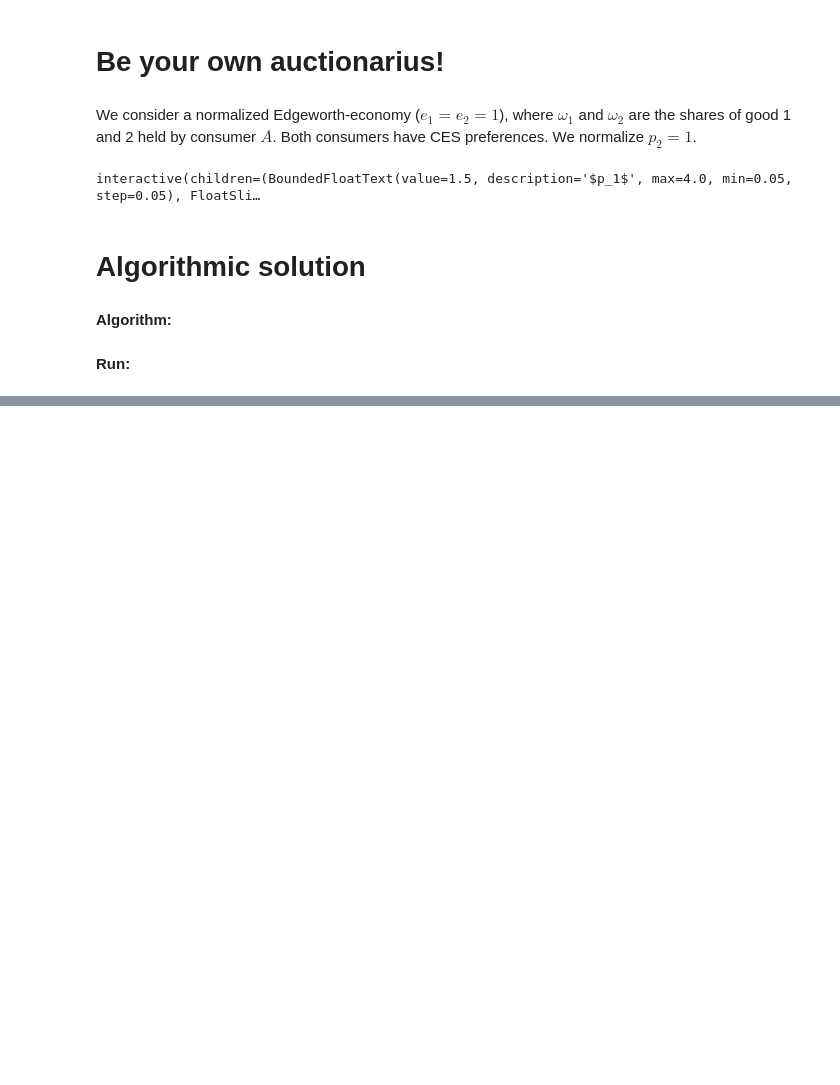
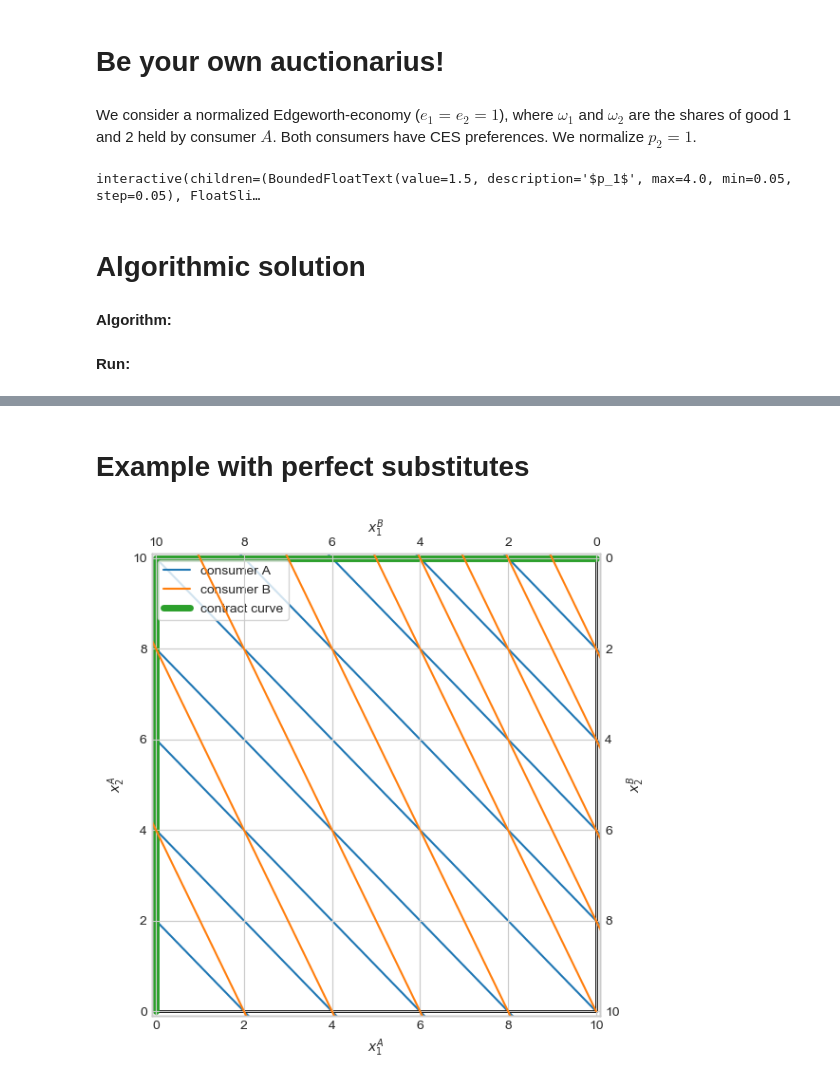
Before and after one commit to fagan2888/NumEconNotebooks, a Jupyter notebook: micro/05_Edgeworth.ipynb, the cells around one changed output, grey strips where cells are left out. Drawn from its saved outputs; the diff is of its cells as text; code cells hidden in the pictures; blank space fills up the shorter version.

```diff
--- a/micro/05_Edgeworth.ipynb
+++ b/micro/05_Edgeworth.ipynb
@@ -152,0 +153,21 @@ analytical result: p1 = 0.20000000
+# %% [markdown]
+# Example with perfect substitutes
+# %%
+consumerA = {}
+consumerA['preferences'] = 'perfect_substitutes'
+consumerA['alpha'] = 1
+consumerA['beta'] = 1
+
+consumerB = {}
+consumerB['preferences'] = 'perfect_substitutes'
+consumerB['alpha'] = 4
+consumerB['beta'] = 2
+
+model = edgeworth.EdgeworthModel(consumerA,consumerB,p1=1,p2=1,eA=(5,5),eB=(5,5))
+
+fig,ax,_ = model.pareto_figure(xAs=[(2,0),(4,0),(6,0),(8,0),(10,0),(10,8),(10,6),(10,4),(10,2)])
+ax.plot([0,0],[0,10],lw='5',color=colors[2])
+ax.plot([0,10],[10,10],lw='5',color=colors[2],label='contract curve')
+model.legend(ax,loc='upper left')
+# %% [output]
+[figure, added]
```
Also changed, not shown: parts of 1 cell of this notebook, 22 other files.
